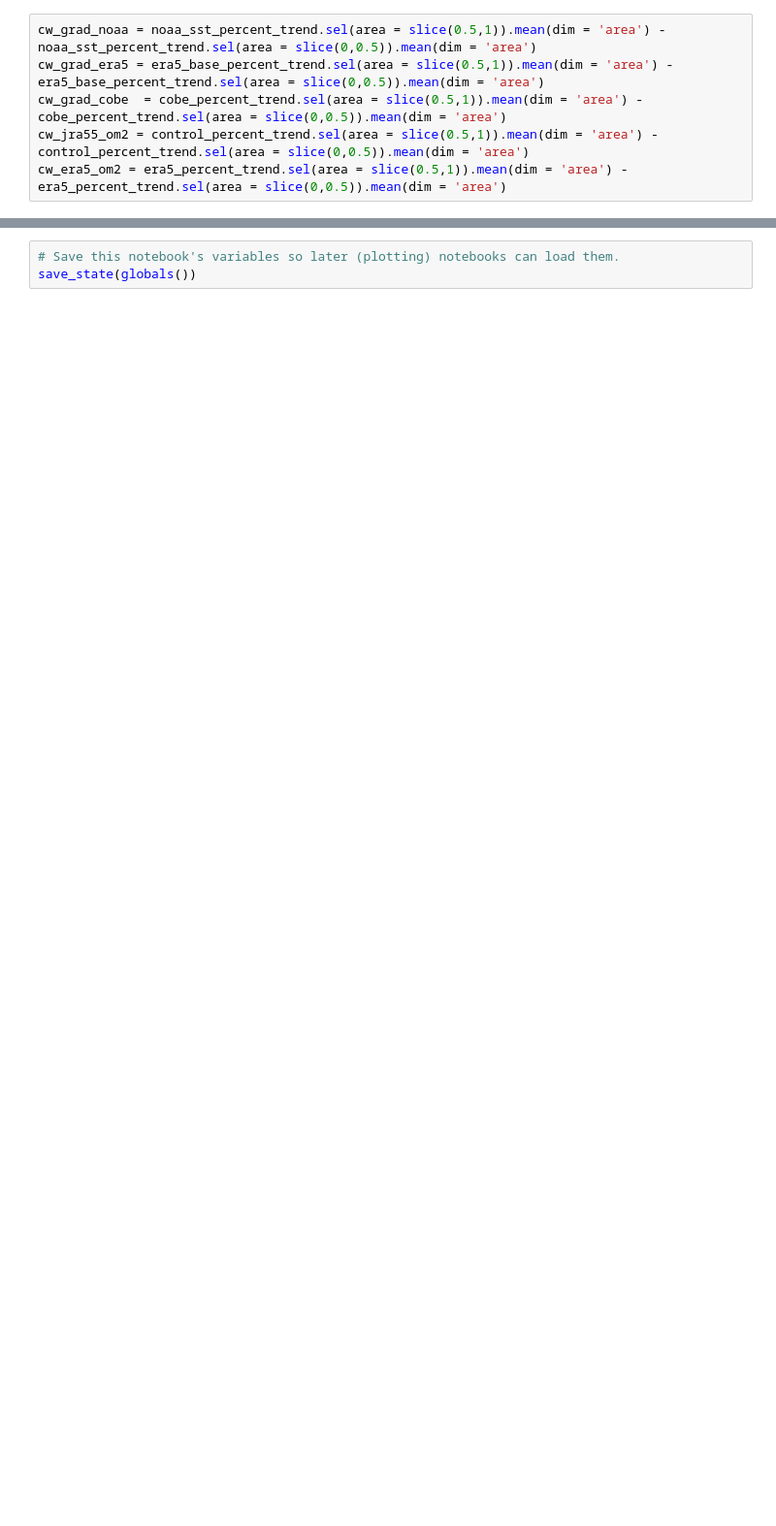
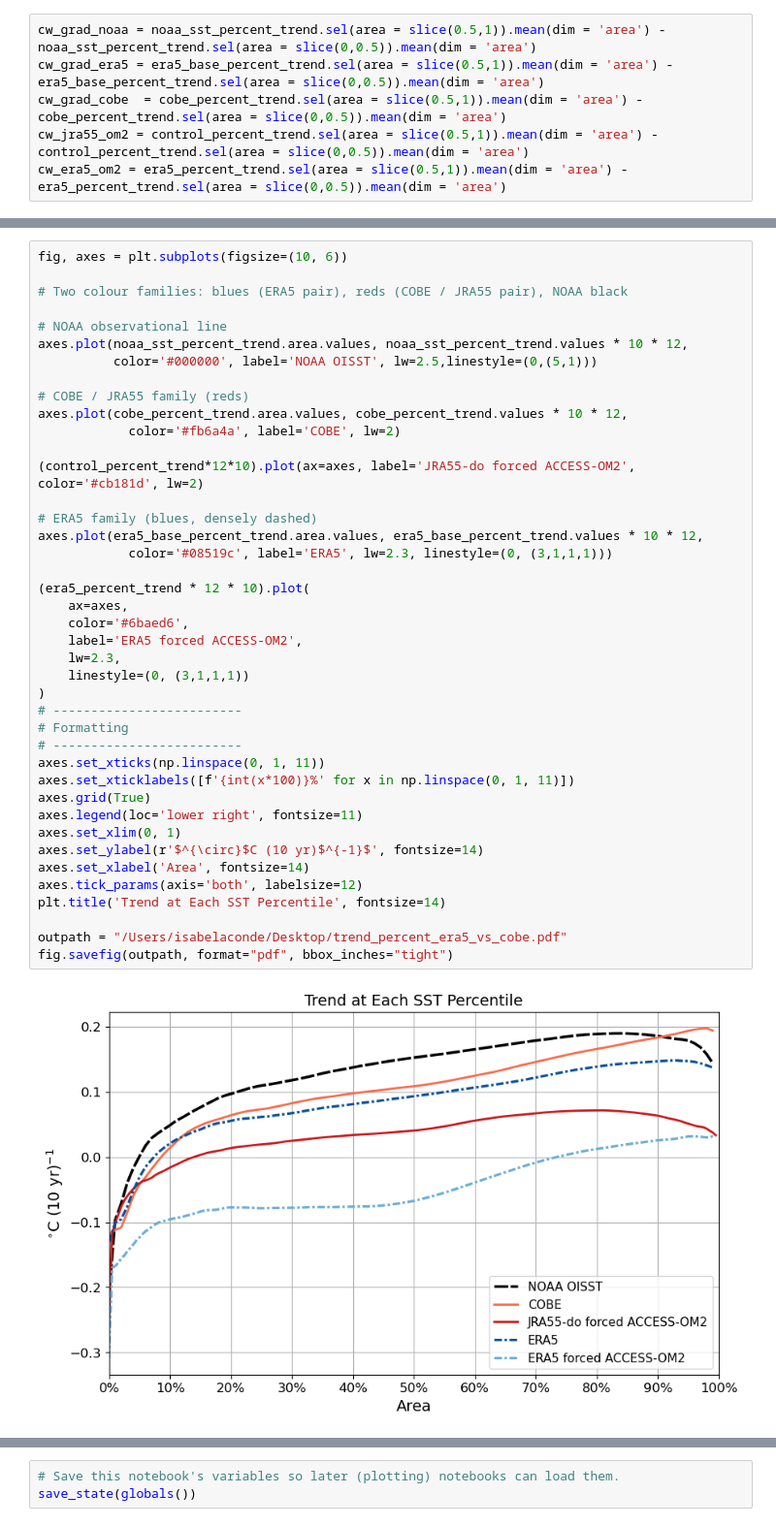
Before and after one commit to Isabela-conde/JRA55-do_ctrl_ERA5-forcings, a Jupyter notebook: sst/era5_sst_vs_cobe.ipynb, the cells around one changed output, grey strips where cells are left out. Shown at 97% size. Drawn from its saved outputs; the diff is of its cells as text; blank space fills up the shorter version.

```diff
--- a/sst/era5_sst_vs_cobe.ipynb
+++ b/sst/era5_sst_vs_cobe.ipynb
@@ -480,0 +460,43 @@ plt.show()
+# %%
+fig, axes = plt.subplots(figsize=(10, 6))
+
+# Two colour families: blues (ERA5 pair), reds (COBE / JRA55 pair), NOAA black
+
+# NOAA observational line
+axes.plot(noaa_sst_percent_trend.area.values, noaa_sst_percent_trend.values * 10 * 12,
+          color='#000000', label='NOAA OISST', lw=2.5,linestyle=(0,(5,1)))
+
+# COBE / JRA55 family (reds)
+axes.plot(cobe_percent_trend.area.values, cobe_percent_trend.values * 10 * 12,
+            color='#fb6a4a', label='COBE', lw=2)
+
+(control_percent_trend*12*10).plot(ax=axes, label='JRA55-do forced ACCESS-OM2', color='#cb181d', lw=2)
+
+# ERA5 family (blues, densely dashed)
+axes.plot(era5_base_percent_trend.area.values, era5_base_percent_trend.values * 10 * 12,
+            color='#08519c', label='ERA5', lw=2.3, linestyle=(0, (3,1,1,1)))
+
+(era5_percent_trend * 12 * 10).plot(
+    ax=axes,
+    color='#6baed6',
+    label='ERA5 forced ACCESS-OM2',
+    lw=2.3,
+    linestyle=(0, (3,1,1,1))
+)
+# -------------------------
+# Formatting
+# -------------------------
+axes.set_xticks(np.linspace(0, 1, 11))
+axes.set_xticklabels([f'{int(x*100)}%' for x in np.linspace(0, 1, 11)])
+axes.grid(True)
+axes.legend(loc='lower right', fontsize=11)
+axes.set_xlim(0, 1)
+axes.set_ylabel(r'$^{\circ}$C (10 yr)$^{-1}$', fontsize=14)
+axes.set_xlabel('Area', fontsize=14)
+axes.tick_params(axis='both', labelsize=12)
+plt.title('Trend at Each SST Percentile', fontsize=14)
+
+outpath = "/Users/isabelaconde/Desktop/trend_percent_era5_vs_cobe.pdf"
+fig.savefig(outpath, format="pdf", bbox_inches="tight")
+# %% [output]
+[figure, added]
```
Also changed, not shown: parts of 11 cells of this notebook, 1 other file.
